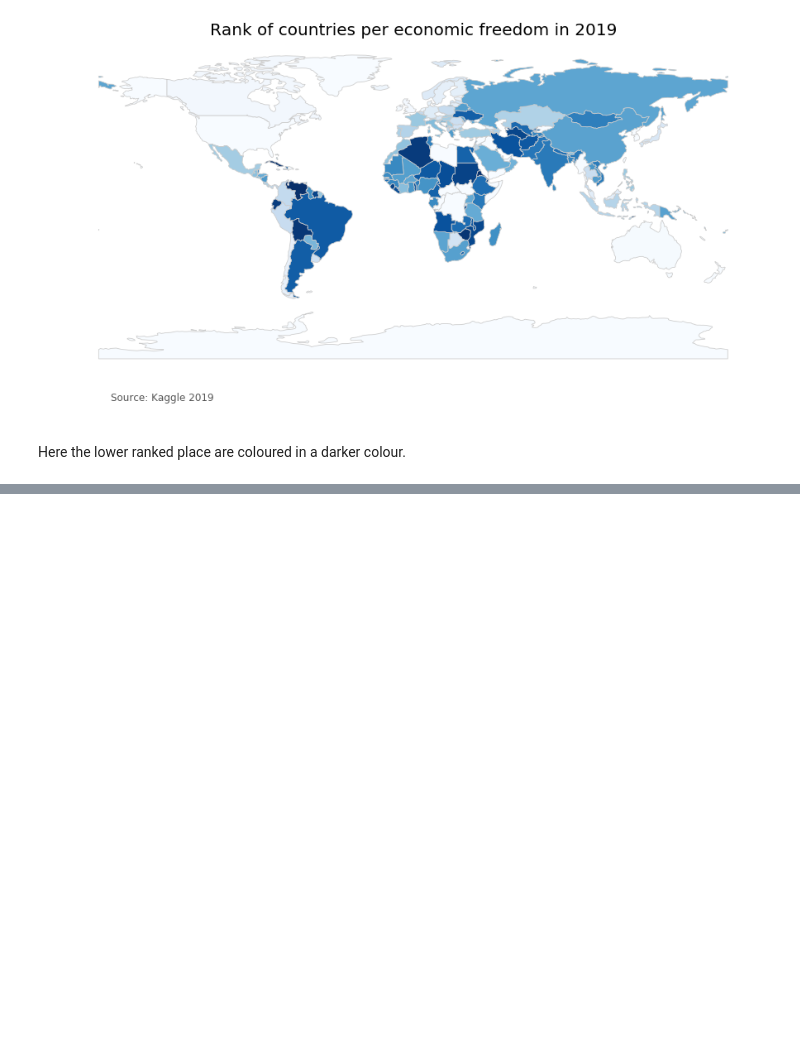
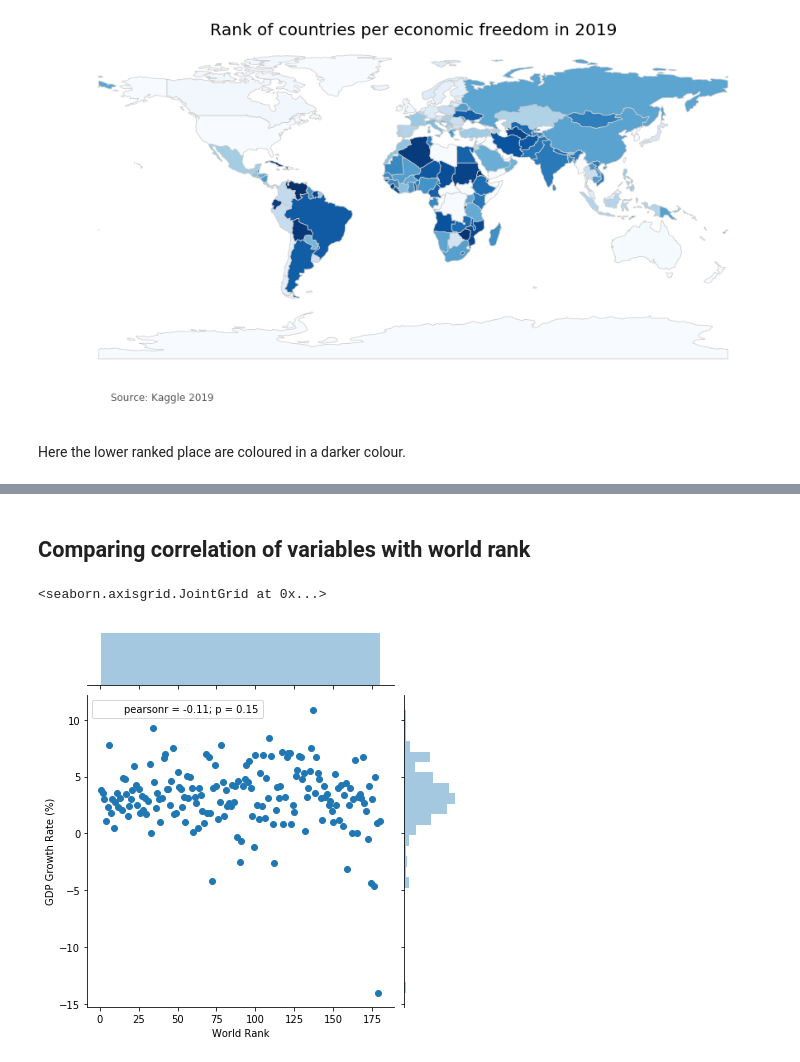
Before and after one commit to SadiaRana/WorldEconFree, a Jupyter notebook: World_Economics.ipynb, the cells around one changed output, grey strips where cells are left out. Cells and saved outputs as stored; diff of their text form; code cells hidden in the pictures; blank space fills up the shorter version.

Commit message:
another set of graphs added

```diff
--- a/World_Economics.ipynb
+++ b/World_Economics.ipynb
@@ -192 +195,8 @@ df_ranked.tail()
+# %% [markdown]
+## Comparing correlation of variables with world rank
+# %%
+sns.jointplot(df['World Rank'],df['GDP Growth Rate (%)'])
+# %% [output]
+<seaborn.axisgrid.JointGrid at 0x...>
+[figure, added]
 # %%
```
Also changed, not shown: parts of 5 cells of this notebook.
